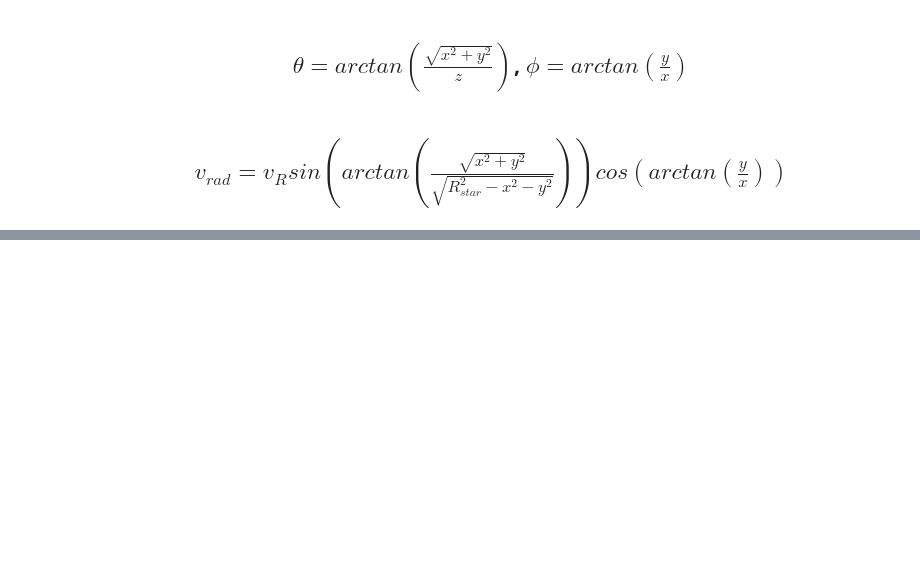
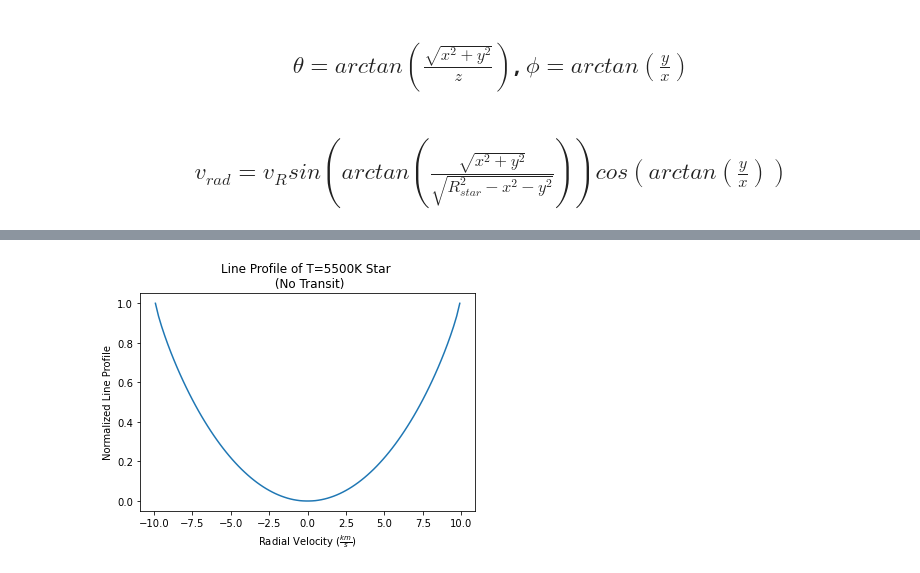
Before and after one commit to jlilly364/ASTR5490, a Jupyter notebook: HW3/PlanetsHW3.ipynb, the cells around one changed output, grey strips where cells are left out. Saved outputs shown, nothing was run; the diff lists cells and outputs as text; code cells hidden in the pictures; blank space fills up the shorter version.

```diff
--- a/HW3/PlanetsHW3.ipynb
+++ b/HW3/PlanetsHW3.ipynb
@@ -441,0 +449,4 @@ LightCurveCompare()
+# %%
+RotatingStar.RVProfile(plot='profile')
+# %% [output]
+[figure, added]
```
Also changed, not shown: parts of 17 cells of this notebook, 4 other files.
